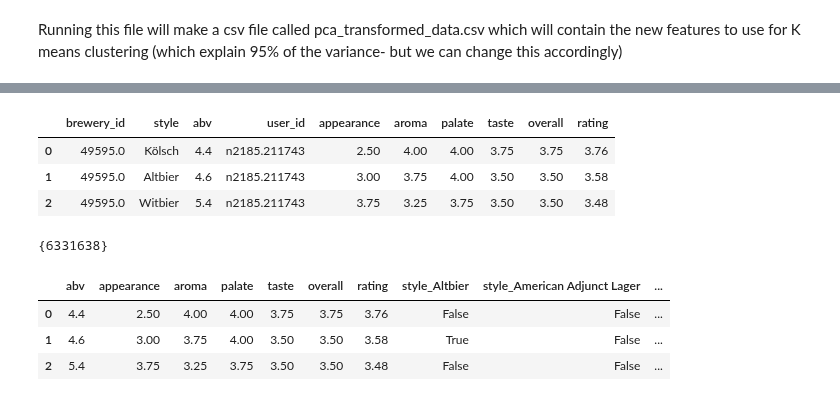
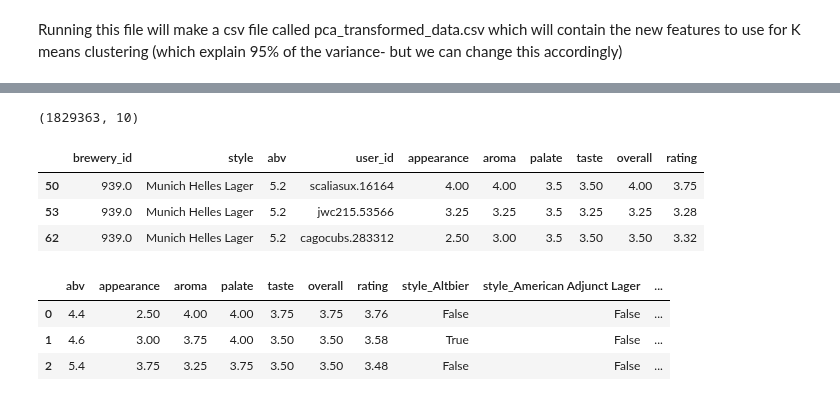
Before and after one commit to epfl-ada/ada-2024-project-x0x0, a Jupyter notebook: src/questions/param_selec.ipynb, the cells around one changed output, grey strips where cells are left out. Cells and saved outputs as stored; diff of their text form; code cells hidden in the pictures.

```diff
--- a/src/questions/param_selec.ipynb
+++ b/src/questions/param_selec.ipynb
@@ -27,19 +29,17 @@ df.head(3)
 # %%
 columns_to_drop = ['beer_name', 'beer_id','brewery_name','avg','user_state', 'beer_state', 'text']
 
 # Drop the specified columns
-X = df.dropna()
-X = df.drop(columns=columns_to_drop)
+X_drop_na = df.dropna()
+X_drop = X_drop_na.drop(columns=columns_to_drop)
 y = df['user_state']
 
-X.head(3)
+print(X_drop.shape)
+X_drop.head(3)
 # %% [output]
+(1829363, 10)
 |  | brewery_id | style | abv | user_id | appearance | aroma | palate | taste | overall | rating |
-| 0 | 49595.0 | Kölsch | 4.4 | n2185.211743 | 2.50 | 4.00 | 4.00 | 3.75 | 3.75 | 3.76 |
-| 1 | 49595.0 | Altbier | 4.6 | n2185.211743 | 3.00 | 3.75 | 4.00 | 3.50 | 3.50 | 3.58 |
-| 2 | 49595.0 | Witbier | 5.4 | n2185.211743 | 3.75 | 3.25 | 3.75 | 3.50 | 3.50 | 3.48 |
+| 50 | 939.0 | Munich Helles Lager | 5.2 | scaliasux.16164 | 4.00 | 4.00 | 3.5 | 3.50 | 4.00 | 3.75 |
+| 53 | 939.0 | Munich Helles Lager | 5.2 | jwc215.53566 | 3.25 | 3.25 | 3.5 | 3.25 | 3.25 | 3.28 |
+| 62 | 939.0 | Munich Helles Lager | 5.2 | cagocubs.283312 | 2.50 | 3.00 | 3.5 | 3.50 | 3.50 | 3.32 |
-# %%
-{X.shape[0]}
-# %% [output]
-{6331638}
 # %%
```
Also changed, not shown: parts of 4 cells of this notebook.
